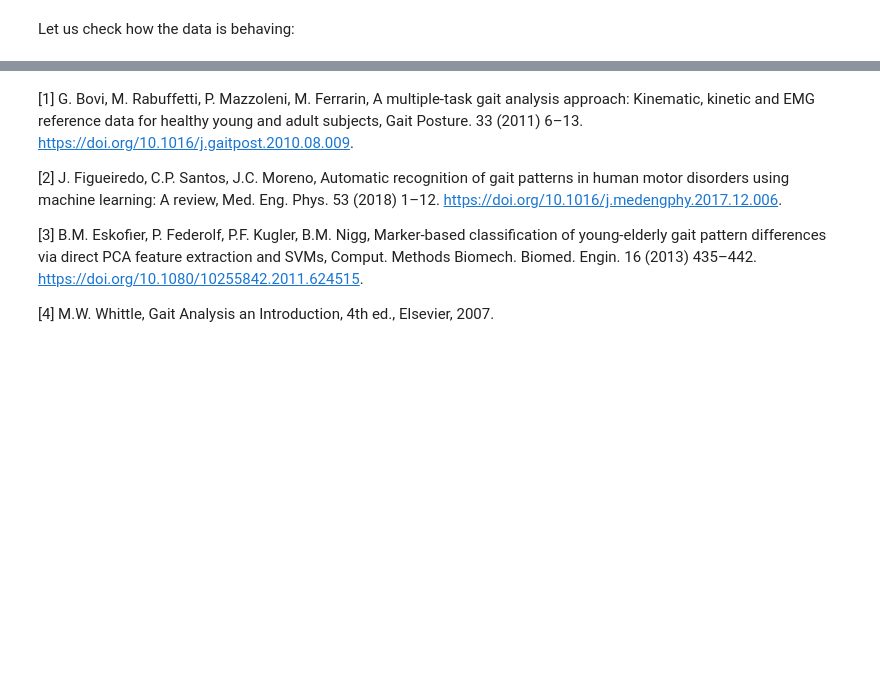
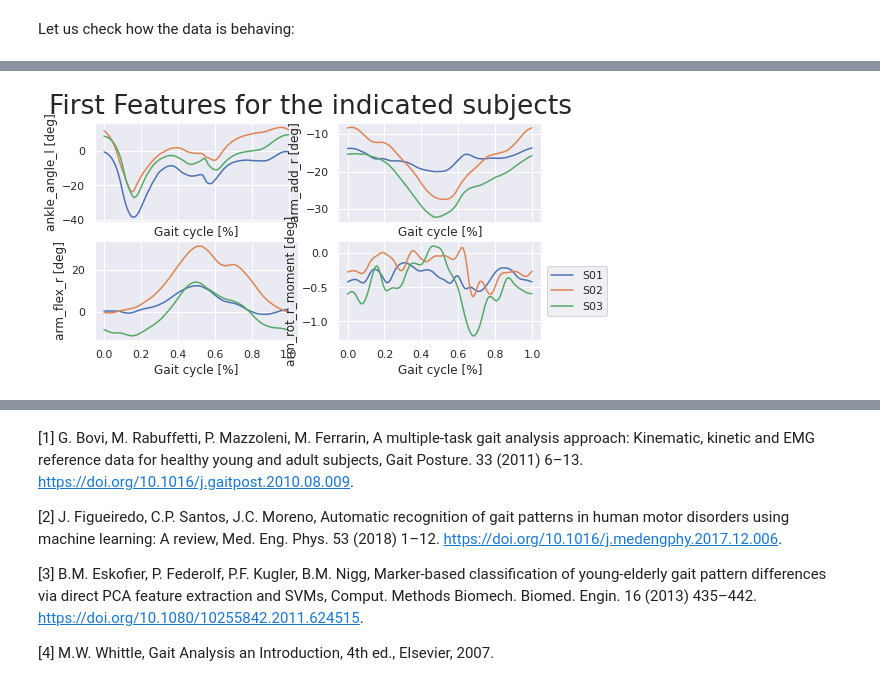
Before and after one commit to nikorose87/DJS-GA, a Jupyter notebook: PCA_n_kPCA_classification.ipynb, the cells around one changed output, grey strips where cells are left out. Drawn from its saved outputs; the diff is of its cells as text; code cells hidden in the pictures; blank space fills up the shorter version.

```diff
--- a/PCA_n_kPCA_classification.ipynb
+++ b/PCA_n_kPCA_classification.ipynb
@@ -133,7 +156,7 @@ def get_mult_num(integer):
   """
   From https://stackoverflow.com/questions/54556363/finding-two-integers-that-multiply-to-20-can-i-make-this-code-more-pythonic
   """
-  given_comb = [1,1,2,2,3,3,4,4,5,5,6,6,7,7]
+  given_comb = [1,1,2,2,3,3,4,4,5,5,6,6,7,7,8,8,9,9,10,10,11,11,12,12]
   return [(i, j) for i, j in list(combinations(given_comb,2)) if i * j == integer]
 
 def subpl(integer, a=9, dif=3):
@@ -154,7 +177,7 @@ def subpl(integer, a=9, dif=3):
     a,b = subpl(integer, a=a_init, dif=dif)
   return a,b
 # %%
-def gait_plot(df_, label, sd=False, title=False):
+def gait_plot(df_, label=None, index=None, sd=False, title=False):
   # Cleaning the plots
   plt.cla()
   plt.clf()
@@ -162,6 +185,8 @@ def gait_plot(df_, label, sd=False, title=False):
 
   # Getting the first index in rows
   indexes= df_.index.get_level_values(0).unique()
+  if index is not None:
+      indexes = indexes[index]
   #Gait cycle
   x = df_.index.get_level_values(1).unique()
   #nrows, ncols = subpl(len(lab))
@@ -171,8 +196,8 @@ def gait_plot(df_, label, sd=False, title=False):
   for j, ax in enumerate(axs.ravel()):
     for i in label:
       mean = df_[i,'mean'][indexes[j]].values
-      sd_min = df_[i,'SD-'][indexes[j]].values
-      sd_max = df_[i,'SD+'][indexes[j]].values
+      sd_min = df_[i,'-1sd'][indexes[j]].values
+      sd_max = df_[i,'+1sd'][indexes[j]].values
       ax.plot(x, mean, '-')
       if sd:
         ax.fill_between(x, sd_min, sd_max, alpha=0.2)
@@ -201,0 +211,3 @@ df_.loc[idx[:, :], idx[:, 'mean']]
+# %%
+labels = Horst_mean.columns.get_level_values(0).unique()
+labels
@@ -201,0 +222,4 @@ df_.loc[idx[:, :], idx[:, 'mean']]
+# %%
+gait_plot(Horst_mean, labels[0:3], index=np.r_[0,6,10,15], sd=False, title='First Features for the indicated subjects')
+# %% [output]
+[figure, added]
```
Also changed, not shown: parts of 18 cells of this notebook.
